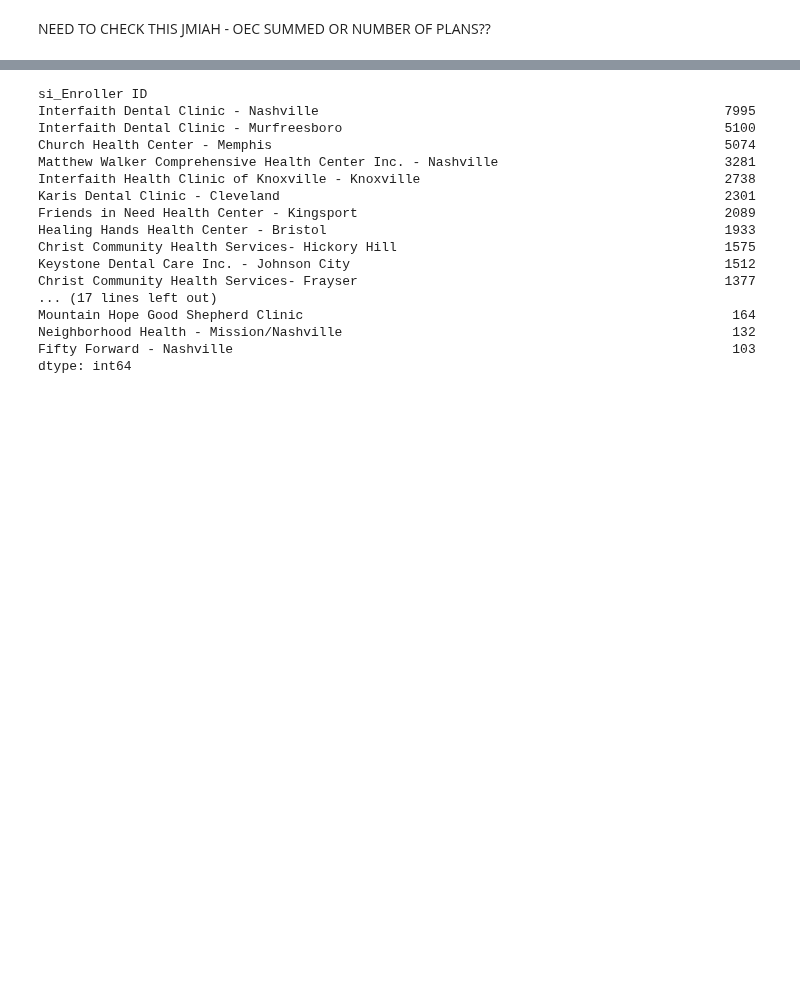
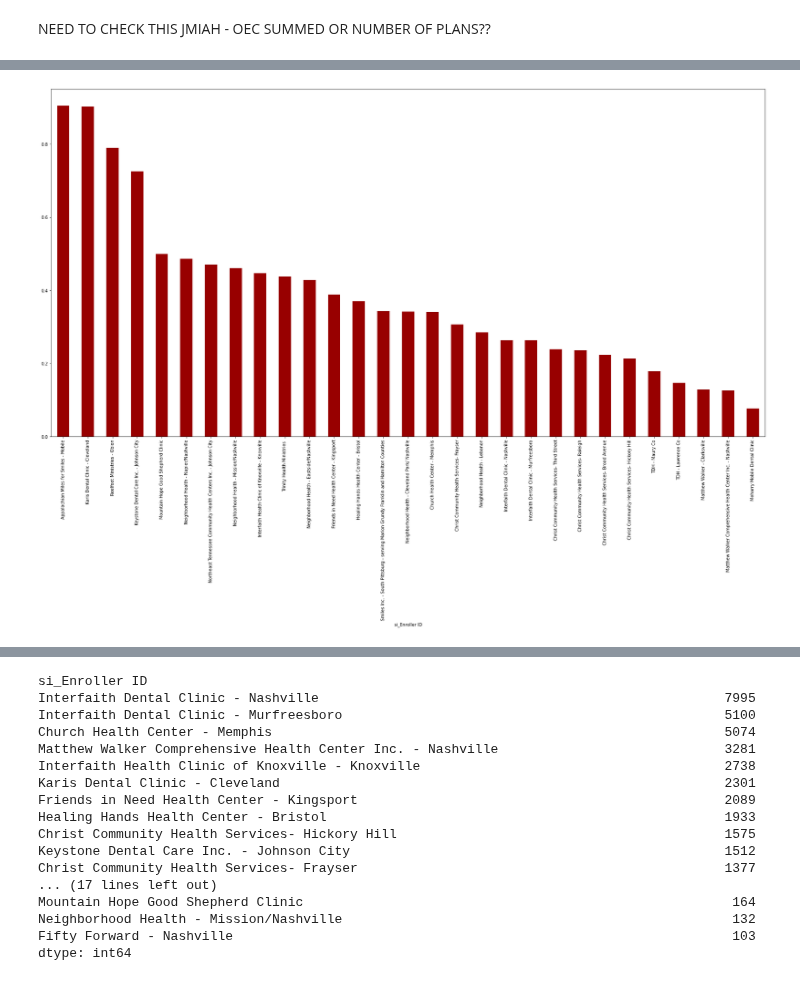
Before and after one commit to Jmiah789/smile-on-get_tootha_choppa, a Jupyter notebook: notebooks/1_cleanup.ipynb, the cells around one changed output, grey strips where cells are left out. Cells and saved outputs as stored; diff of their text form; code cells hidden in the pictures; blank space fills up the shorter version.

```diff
--- a/notebooks/1_cleanup.ipynb
+++ b/notebooks/1_cleanup.ipynb
@@ -646,4 +526,4 @@ master_treatment_developed
 # %%
-master_treatment_completed = master.loc[master[''] == 'Yes']
+master_treatment_completed = master.loc[master['tp_Is the treatment plan completed?'] == 'Yes']
 
 master_treatment_completed
@@ -652,4 +546,6 @@ NEED TO CHECK THIS JMIAH - OEC SUMMED OR NUMBER OF PLANS??
 # %%
 master_treatment_completed2 = master_treatment_completed.groupby('si_Enroller ID')
 
-master_treatment_completed_summed = master_treatment_completed2['oec_codes'].sum()
+master_treatment_completed_summed = master_treatment_completed2['tp_Is the treatment plan completed?'].count()
+
+master_treatment_completed_summed
@@ -655,0 +570,4 @@ master_treatment_completed_summed = master_treatment_completed2['oec_codes'].sum
+# %%
+number_of_plans_completed_clinic = master_treatment_completed_summed.sort_values(ascending = False)
+
+number_of_plans_completed_clinic
@@ -655,0 +592,6 @@ master_treatment_completed_summed = master_treatment_completed2['oec_codes'].sum
+# %%
+percent_developed_completed = number_of_plans_completed_clinic/number_of_plans_clinic
+
+percent_developed_completed = percent_developed_completed.sort_values(ascending = False)
+
+percent_developed_completed
@@ -656,3 +616,8 @@ master_treatment_completed_summed = master_treatment_completed2['oec_codes'].sum
+# %%
+percent_developed_completed.plot.bar( color = '#980000')
+plt.rcParams["figure.figsize"]=(30, 15)
+# %% [output]
+[figure, added]
 # %%
 master_treatment_developed2 = master_treatment_developed.groupby('si_Enroller ID')
 
```
Also changed, not shown: parts of 45 cells of this notebook.
